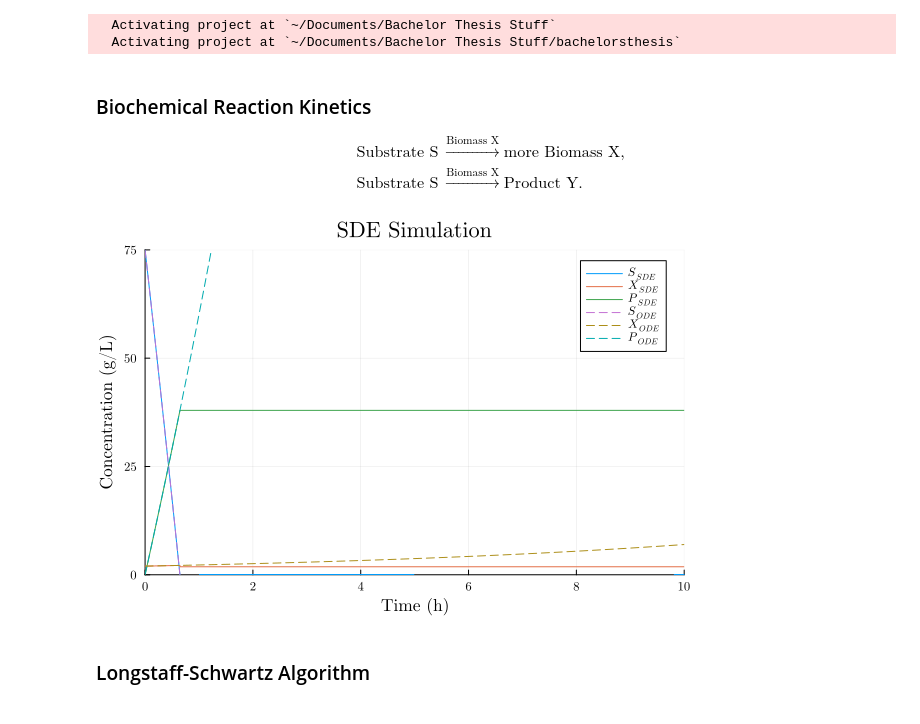
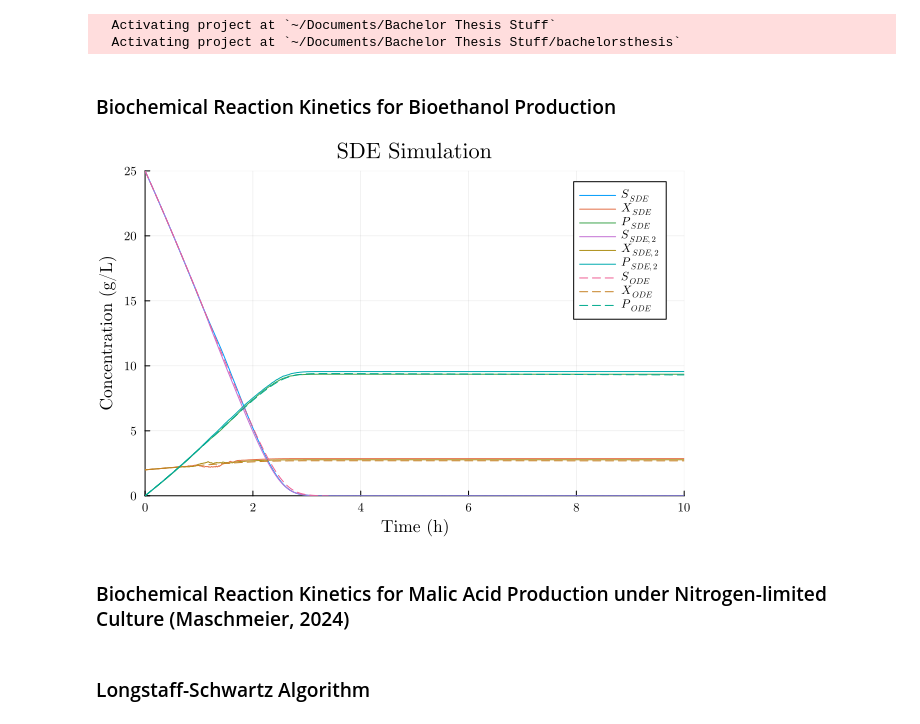
Before and after one commit to rafifsr/bachelorsthesis, a Jupyter notebook: LSMCclipped.ipynb, the cells around one changed output. Saved outputs shown, nothing was run; the diff lists cells and outputs as text; code cells hidden in the pictures.

```diff
--- a/LSMCclipped.ipynb
+++ b/LSMCclipped.ipynb
@@ -8,76 +8,59 @@ using .SDEutils, Plots, Statistics, Distributions, KernelDensity, StatsBase, Lin
   Activating project at `~/Documents/Bachelor Thesis Stuff`
   Activating project at `~/Documents/Bachelor Thesis Stuff/bachelorsthesis`
 # %% [markdown]
-### Biochemical Reaction Kinetics
-
-$$
-\begin{align}
-    \text{Substrate S} &\xrightarrow{\text{Biomass X}} \text{more Biomass X}, \\
-    \text{Substrate S} &\xrightarrow{\text{Biomass X}} \text{Product Y}.
-\end{align}
-$$
+### Biochemical Reaction Kinetics for Bioethanol Production
 # %%
 # Setting up the model parameters
 # The parameters are defined in a dictionary for easy access and modification
 params  = Dict(
-    "μ_max" => 0.125, # Maschmeier
-    "K_sx" => 0.147, # Maschmeier
-    "Y_xs" => 0.531, # Maschmeier
-    "Y_ys" => 0.508, # Maschmeier
-    "m_s" => 0.005, # Fogler
-    "q_max_y" => 28.188, # Maschmeier
-    "K_sy" => 0.0175, # Maschmeier
-    "σs" => 1.0, # Arbitrary
-    "σx" => 1.0, # Arbitrary
-    "σy" => 1.0 # Arbitrary
+    "μ_max" => 0.244, # Zentou et al
+    "K_sx" => 11.55, # Zentou et al
+    "Y_xs" => 0.28, # Zentou et al
+    "Y_ys" => 0.42, # Zentou et al
+    "m_s" => 0.015, # Villadsen
+    "q_max_y" => 0.244 * 0.42 # 1.79, # Nagy
+    "K_sy" => 11.55, # 1.68, # Nagy
+    "σs" => 0.5, # Arbitrary
+    "σx" => 0.1, # Arbitrary
+    "σy" => 0.5 # Arbitrary
 )
-
-# params  = Dict(
-#     "μ_max" => 0.244, # Zentou et al
-#     "K_sx" => 11.55, # Zentou et al
-#     "Y_xs" => 0.28, # Zentou et al
-#     "Y_ys" => 0.42, # Zentou et al
-#     "m_s" => 0.015, # Villadsen
-#     "q_max_y" => 1.79, # Nagy
-#     "K_sy" => 1.68, # Nagy
-#     "σs" => 3.0, # Arbitrary
-#     "σx" => 3.0, # Arbitrary
-#     "σy" => 3.0 # Arbitrary
-# )
 
 # Initial conditions for the state variables
 # The initial conditions are defined in a dictionary for easy access and modification
 init = Dict(
-    "S0" => 75.0,
+    "S0" => 25.0,
     "X0" => 2.0,
     "Y0" => 0
 )
 
 # Time parameters
 T = 10.0  # Time span for the simulation
-dt = 0.001  # Time step for the simulation
-N = Int(T / dt)  # Number of time steps
+dt = 0.01  # Time step for the simulation
 tsteps = 0:dt:T  # Time steps array
+N = length(tsteps)  # Number of time steps
 
 # Running the Monte Carlo simulation
 M = 1_000  # Number of Monte Carlo simulations
 sdesol = simulate_paths(params, T, init, M, dt)[1]
 odesol = simulate_paths(params, T, init, M, dt)[2]
 
 # Storing the results in matrices for each state variable
 S = zeros(length(sdesol), length(sdesol[1].t))
 X = zeros(length(sdesol), length(sdesol[1].t))
 Y = zeros(length(sdesol), length(sdesol[1].t))
 
 for i in 1:length(sdesol)
     S[i, :] = sdesol[i][1, :]
     X[i, :] = sdesol[i][2, :]
     Y[i, :] = sdesol[i][3, :]
 end
 
 # Plotting the results
 plot(sdesol[353], title="SDE Simulation", label=[L"S_{SDE}" L"X_{SDE}" L"P_{SDE}"], xlabel="Time (h)", ylabel="Concentration (g/L)")
+plot!(sdesol[53], title="SDE Simulation", label=[L"S_{SDE,2}" L"X_{SDE,2}" L"P_{SDE,2}"], xlabel="Time (h)", ylabel="Concentration (g/L)")
 plot!(odesol, title="SDE Simulation", label=[L"S_{ODE}" L"X_{ODE}" L"P_{ODE}"], xlabel="Time (h)", ylabel="Concentration (g/L)", linestyle=:dash)
 plot!(legend=:topright, fontfamily="Computer Modern", lw=2, markersize=4, grid=true, ylims=(0, init["S0"]), xlims=(0, T))
 # %% [output]
-[figure, old version]
+[figure, new version]
+# %% [markdown]
+### Biochemical Reaction Kinetics for Malic Acid Production under Nitrogen-limited Culture (Maschmeier, 2024)
```
Also changed, not shown: parts of 3 cells of this notebook.
